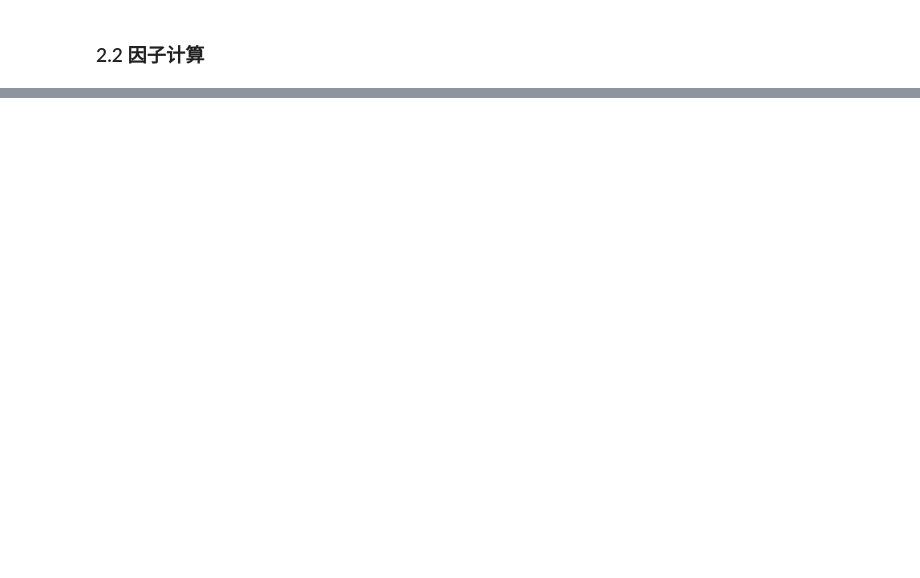
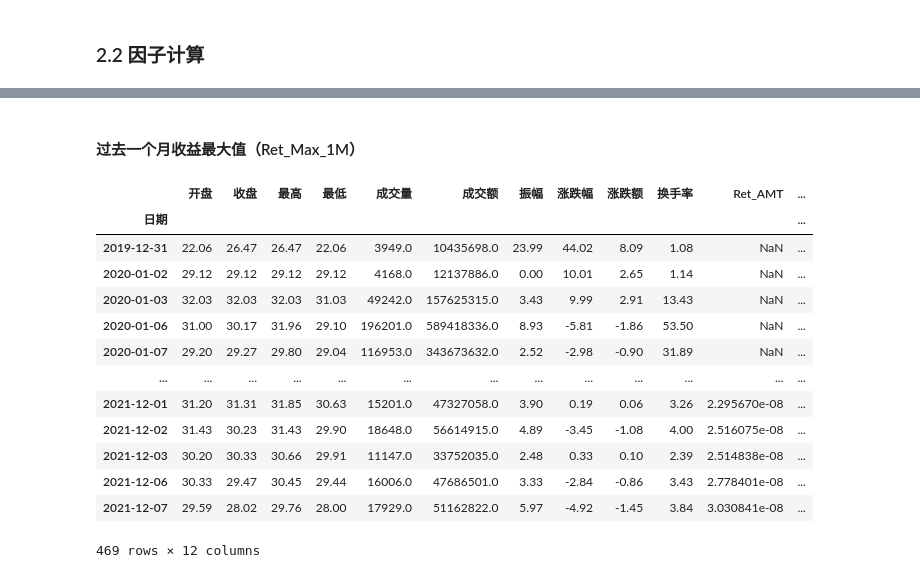
Before and after one commit to TangHuan-pro/zhuoshi_project, a Jupyter notebook: code.ipynb, the cells around one changed output, grey strips where cells are left out. Saved outputs shown, nothing was run; the diff lists cells and outputs as text; code cells hidden in the pictures; blank space fills up the shorter version.

```diff
--- a/code.ipynb
+++ b/code.ipynb
@@ -128,0 +201,5 @@ plt.legend()
+# %%
+# ana_22.loc[:, 'Ret_AMT']
+single_stock_data.loc[:, 'Ret_AMT'] = single_stock_data.apply(lambda x:abs(x['涨跌幅']/x['成交额']), axis=1)
+single_stock_data.loc[:, 'Ret_AMT'] = single_stock_data.loc[:, 'Ret_AMT'].rolling(21).mean()
+single_stock_data
@@ -128,0 +221,20 @@ plt.legend()
+# %% [markdown]
+#### 过去一个月收益最大值（Ret_Max_1M）
+# %%
+single_stock_data.loc[:, 'Ret_Max_1M'] = single_stock_data.loc[:, '涨跌幅'].rolling(21).max()
+single_stock_data
+# %% [output]
+|  | 开盘 | 收盘 | 最高 | 最低 | 成交量 | 成交额 | 振幅 | 涨跌幅 | 涨跌额 | 换手率 | Ret_AMT | ... |
+| 日期 |  |  |  |  |  |  |  |  |  |  |  | ... |
+| 2019-12-31 | 22.06 | 26.47 | 26.47 | 22.06 | 3949.0 | 10435698.0 | 23.99 | 44.02 | 8.09 | 1.08 | NaN | ... |
+| 2020-01-02 | 29.12 | 29.12 | 29.12 | 29.12 | 4168.0 | 12137886.0 | 0.00 | 10.01 | 2.65 | 1.14 | NaN | ... |
+| 2020-01-03 | 32.03 | 32.03 | 32.03 | 31.03 | 49242.0 | 157625315.0 | 3.43 | 9.99 | 2.91 | 13.43 | NaN | ... |
+| 2020-01-06 | 31.00 | 30.17 | 31.96 | 29.10 | 196201.0 | 589418336.0 | 8.93 | -5.81 | -1.86 | 53.50 | NaN | ... |
+| 2020-01-07 | 29.20 | 29.27 | 29.80 | 29.04 | 116953.0 | 343673632.0 | 2.52 | -2.98 | -0.90 | 31.89 | NaN | ... |
+| ... | ... | ... | ... | ... | ... | ... | ... | ... | ... | ... | ... | ... |
+| 2021-12-01 | 31.20 | 31.31 | 31.85 | 30.63 | 15201.0 | 47327058.0 | 3.90 | 0.19 | 0.06 | 3.26 | 2.295670e-08 | ... |
+| 2021-12-02 | 31.43 | 30.23 | 31.43 | 29.90 | 18648.0 | 56614915.0 | 4.89 | -3.45 | -1.08 | 4.00 | 2.516075e-08 | ... |
+| 2021-12-03 | 30.20 | 30.33 | 30.66 | 29.91 | 11147.0 | 33752035.0 | 2.48 | 0.33 | 0.10 | 2.39 | 2.514838e-08 | ... |
+| 2021-12-06 | 30.33 | 29.47 | 30.45 | 29.44 | 16006.0 | 47686501.0 | 3.33 | -2.84 | -0.86 | 3.43 | 2.778401e-08 | ... |
+| 2021-12-07 | 29.59 | 28.02 | 29.76 | 28.00 | 17929.0 | 51162822.0 | 5.97 | -4.92 | -1.45 | 3.84 | 3.030841e-08 | ... |
+469 rows × 12 columns
```
Also changed, not shown: parts of 20 cells of this notebook, 1 other file.
